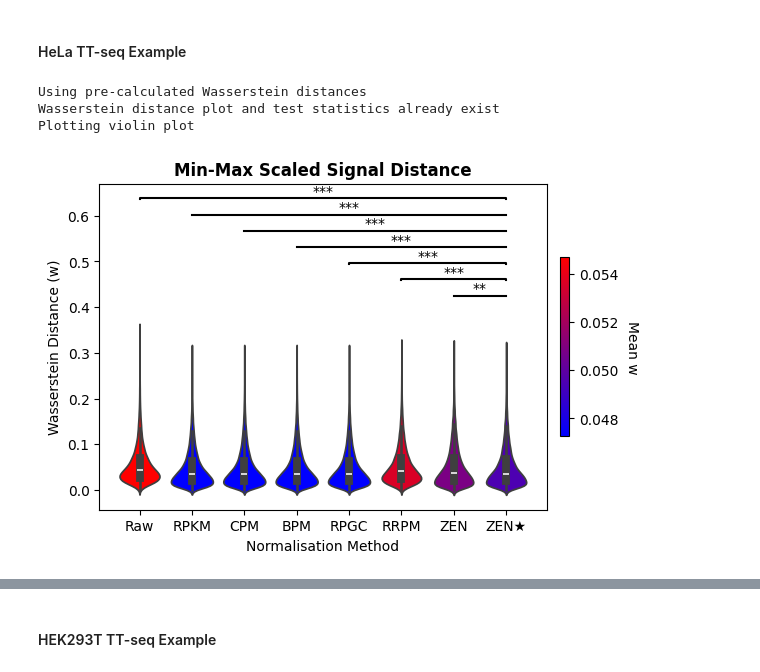
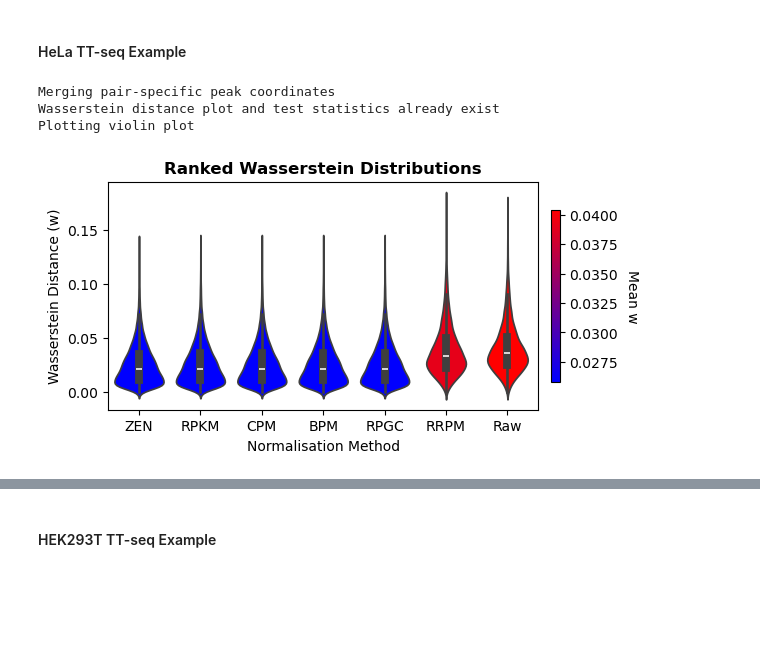
Before and after one commit to Genome-Function-Initiative-Oxford/Zone-Equalisation-Normalisation, a Jupyter notebook: tutorials/zen_tutorials/CompareNorm_Tutorial.ipynb, the cells around one changed output, grey strips where cells are left out. Drawn from its saved outputs; the diff is of its cells as text; code cells hidden in the pictures; blank space fills up the shorter version.

```diff
--- a/tutorials/zen_tutorials/CompareNorm_Tutorial.ipynb
+++ b/tutorials/zen_tutorials/CompareNorm_Tutorial.ipynb
@@ -115,6 +120,8 @@ Run `ZoneNorm` in a loop with the same output folder and BAMs but for different
 # %%
 # Setting a genome is required for RPGC
 genome_size = "hg38"
+# Path to blacklist to use once downloaded
+blacklist_path = "Example_Data/Blacklist/hg38-blacklist.v2.bed.gz"
 
 for data in test_bams:
     bams = test_bams[data]
@@ -142,6 +149,7 @@ for data in test_bams:
             scaling_factors = diffbind_scalars[data][norm]
             scalar_name = norm
             norm = "Scalar"
+
         else:
             # Use an inbuilt supported normalisation method, e.g. RPKM
             scaling_factors = {}
@@ -161,14 +169,18 @@ for data in test_bams:
                              filter_strand = strand,
                              genome_size = genome_size,
                              scaling_factors = scaling_factors,
-                             scalar_name = scalar_name)
+                             scalar_name = scalar_name,
+                             blacklist = blacklist_path)
 
-        if norm == "ZEN":
-            # Run ZEN normalisation
-            znorm.convolveSignals()
-            znorm.testDistributions()
-            znorm.predictSignalZones()
-            znorm.normaliseSignal()
+            if norm == "ZEN":
+                # Run ZEN normalisation
+                znorm.convolveSignals()
+                znorm.testDistributions()
+                znorm.predictSignalZones()
+                znorm.normaliseSignal()
+
+                if data.endswith("TTseq"):
+                    znorm.createZoneBED()
 # %% [markdown]
 ### 3.2) Mapping bigWigs to Samples and Coordinates
 # %% [markdown]
@@ -263,7 +275,10 @@ for data in test_bams:
     sample_names = znorm.getSampleNames()
     bigwig_directory = os.path.join(znorm.getOutputDirectory(), "Results", "BigWigs")
 
-    bw_dfs[data] = CompareNorm.createBigWigFileCSV(sample_names = znorm.getSampleNames(),
+    if data.endswith("TTseq"):
+        sample_names = [f"{s}_Pos" for s in sample_names] + [f"{s}_Neg" for s in sample_names]
+
+    bw_dfs[data] = CompareNorm.createBigWigFileCSV(sample_names = sample_names,
                                                    bigwig_directory = bigwig_directory,
                                                    norm_methods = norm_methods,
                                                    file_extension = ".bw",
@@ -280,7 +295,7 @@ for data in test_bams:
         # Create regions CSV using the padded signal zones per sample
         regions_dfs[data] = CompareNorm.createRegionsFileCSV(sample_names = sample_names,
                                                              regions_directory = os.path.join(data, "Results", "BED", "Zones"),
-                                                             file_prefix = "padded_zones_",
+                                                             file_prefix = "padded_1000_zones_",
                                                              file_extension = ".bed")
 # %% [markdown]
 ### 3.3) Creating CompareNorm per Dataset
@@ -364,21 +384,18 @@ Plotting violin plot
 data = "HeLa_TTseq"
 hela_compare_norm = compare_norms[data]
 
-# hela_samples_forward = hela_compare_norm.regexFindSamples(regex = "Pos", ignore_case = True)
-# hela_samples_reverse = hela_compare_norm.regexFindSamples(regex = "Neg", ignore_case = True)
-
-hela_samples_forward = ["HeLa_TTseq_Control_Rep1_Pos", "HeLa_TTseq_Control_Rep2_Pos", "HeLa_TTseq_Control_Rep3_Pos"]
-hela_samples_reverse = ["HeLa_TTseq_Control_Rep1_Neg", "HeLa_TTseq_Control_Rep2_Neg", "HeLa_TTseq_Control_Rep3_Neg"]
+hela_samples_forward = hela_compare_norm.regexFindSamples(regex = "Pos", ignore_case = True)
+hela_samples_reverse = hela_compare_norm.regexFindSamples(regex = "Neg", ignore_case = True)
 # %%
 hela_compare_norm.setAnalysisName(f"{data}_Fwd")
-hela_compare_norm.plotWasserstein(chromosomes = [],
-                                  plot_samples = hela_samples_forward,
+hela_compare_norm.plotWasserstein(plot_samples = hela_samples_forward,
                                   norm_methods = all_norm_methods[data],
-                                  reference_norm = "ZEN_Bin_100",
-                                  custom_norm_names = {"ZEN_Bin_100": "ZEN★"},
+                                  reorder_norms = True,
+                                  plot_height = 3,
+                                  title = "Ranked Wasserstein Distributions",
                                   pdf_name = f"{data}_Forward_Wasserstein_Plot")
 # %% [output]
-Using pre-calculated Wasserstein distances
+Merging pair-specific peak coordinates
 Wasserstein distance plot and test statistics already exist
 Plotting violin plot
-[figure, old version]
+[figure, new version]
```
Also changed, not shown: parts of 12 cells of this notebook, 10 other files.
